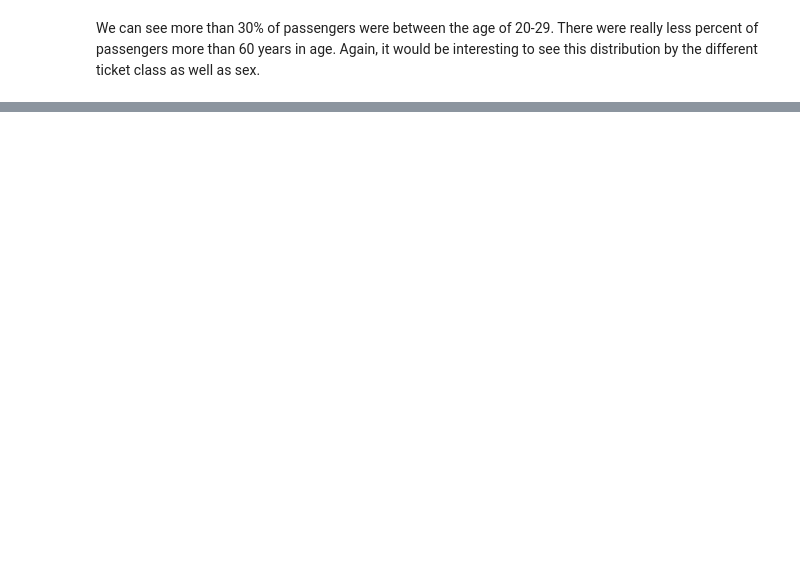
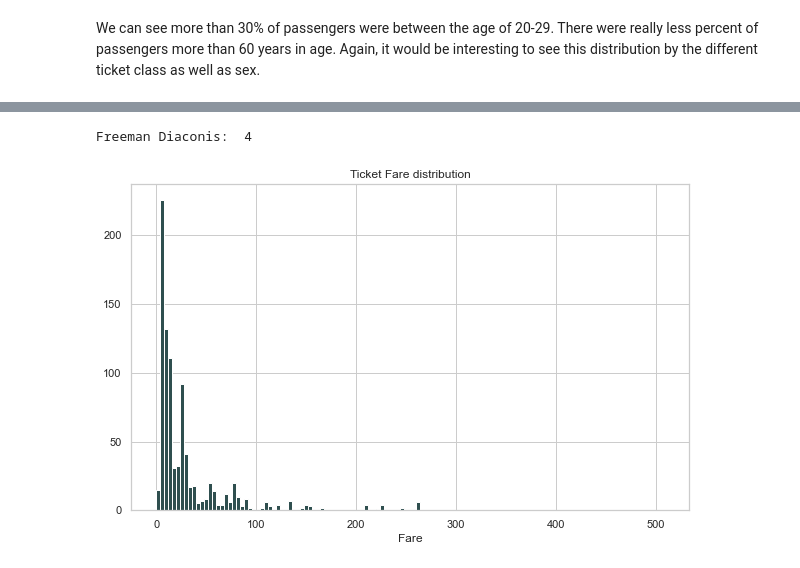
Before and after one commit to jay619/Kaggle-Competitions, a Jupyter notebook: 1-Titanic/src/titanic.ipynb, the cells around one changed output, grey strips where cells are left out. Drawn from its saved outputs; the diff is of its cells as text; code cells hidden in the pictures; blank space fills up the shorter version.

```diff
--- a/1-Titanic/src/titanic.ipynb
+++ b/1-Titanic/src/titanic.ipynb
@@ -277,0 +399,27 @@ We can see more than 30% of passengers were between the age of 20-29. There were
+# %%
+def freeman_diaconis(data):
+    quartiles = stats.mstats.mquantiles( data, [0.25, 0.5, 0.75])
+    iqr = quartiles[2] - quartiles[ 0]
+    n = len( data)
+    h = 2.0 * (iqr/n**(1.0/3.0))
+    return int( h)
+# %%
+h = freeman_diaconis(train['Fare'])
+print("Freeman Diaconis: ", h)
+
+mn = int(train['Fare'].min())
+mx = int(train['Fare'].max())
+bins = [i for i in range( mn, mx, h)]
+
+figure = plt.figure(figsize=(10,6))
+
+axes = figure.add_subplot(1,1,1)
+
+axes.hist(train['Fare'], bins=bins, color="darkslategray")
+axes.set_title('Ticket Fare distribution')
+axes.set_xlabel('Fare')
+plt.show()
+plt.close()
+# %% [output]
+Freeman Diaconis:  4
+[figure, added]
```
Also changed, not shown: parts of 21 cells of this notebook.
